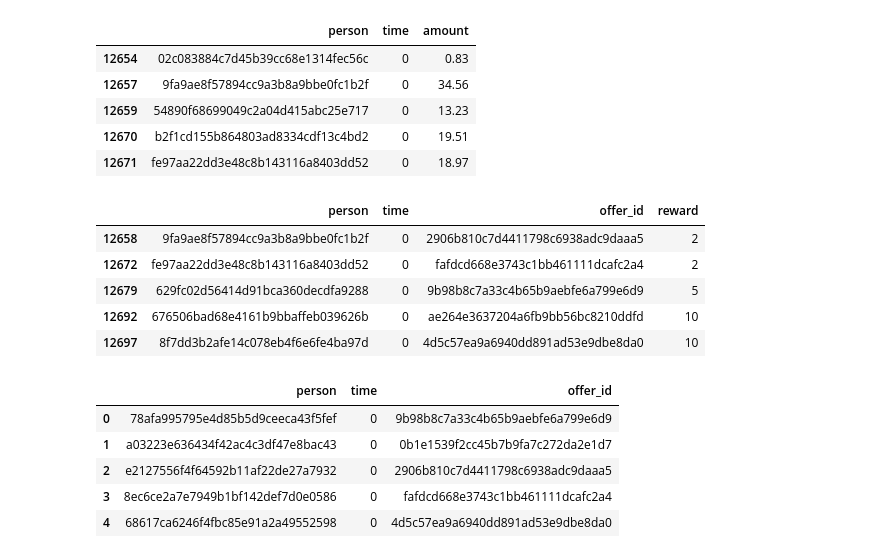
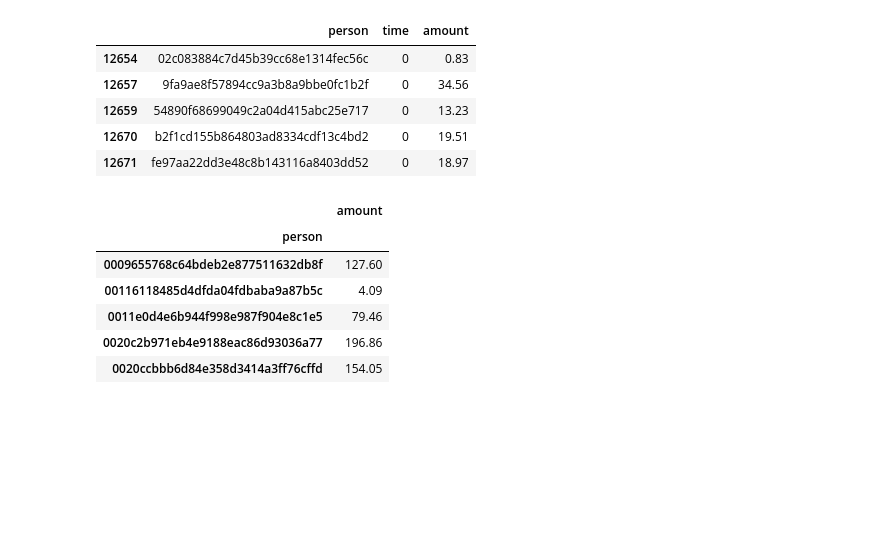
Before and after one commit to mxolisi/starbucks_coffee, a Jupyter notebook: Starbucks_Capstone_notebook.ipynb, the cells around one changed output. Drawn from its saved outputs; the diff is of its cells as text; code cells hidden in the pictures; blank space fills up the shorter version.

```diff
--- a/Starbucks_Capstone_notebook.ipynb
+++ b/Starbucks_Capstone_notebook.ipynb
@@ -155,0 +402,6 @@ offer_completed.head()
+# %%
+transaction.head()
+transaction.drop(columns=['event'],inplace=True)
+transaction['amount']=transaction['value'].map(lambda x: x['amount'] if isinstance(x,dict) else np.NaN)
+transaction.drop(columns=['value'],inplace=True)
+transaction.head()
@@ -258,21 +459,16 @@ transaction.head()
 | 12659 | 54890f68699049c2a04d415abc25e717 | 0 | 13.23 |
 | 12670 | b2f1cd155b864803ad8334cdf13c4bd2 | 0 | 19.51 |
 | 12671 | fe97aa22dd3e48c8b143116a8403dd52 | 0 | 18.97 |
+# %%
+transaction=transaction.groupby('person')['amount'].sum().reset_index()
+transaction=transaction.set_index('person')
 # %%
-offer_completed.head()
+transaction.head()
 # %% [output]
-|  | person | time | offer_id | reward |
-| 12658 | 9fa9ae8f57894cc9a3b8a9bbe0fc1b2f | 0 | 2906b810c7d4411798c6938adc9daaa5 | 2 |
-| 12672 | fe97aa22dd3e48c8b143116a8403dd52 | 0 | fafdcd668e3743c1bb461111dcafc2a4 | 2 |
-| 12679 | 629fc02d56414d91bca360decdfa9288 | 0 | 9b98b8c7a33c4b65b9aebfe6a799e6d9 | 5 |
-| 12692 | 676506bad68e4161b9bbaffeb039626b | 0 | ae264e3637204a6fb9bb56bc8210ddfd | 10 |
-| 12697 | 8f7dd3b2afe14c078eb4f6e6fe4ba97d | 0 | 4d5c57ea9a6940dd891ad53e9dbe8da0 | 10 |
+|  | amount |
+| person |  |
+| 0009655768c64bdeb2e877511632db8f | 127.60 |
+| 00116118485d4dfda04fdbaba9a87b5c | 4.09 |
+| 0011e0d4e6b944f998e987f904e8c1e5 | 79.46 |
+| 0020c2b971eb4e9188eac86d93036a77 | 196.86 |
+| 0020ccbbb6d84e358d3414a3ff76cffd | 154.05 |
-# %%
-offer_received.head()
-# %% [output]
-|  | person | time | offer_id |
-| 0 | 78afa995795e4d85b5d9ceeca43f5fef | 0 | 9b98b8c7a33c4b65b9aebfe6a799e6d9 |
-| 1 | a03223e636434f42ac4c3df47e8bac43 | 0 | 0b1e1539f2cc45b7b9fa7c272da2e1d7 |
-| 2 | e2127556f4f64592b11af22de27a7932 | 0 | 2906b810c7d4411798c6938adc9daaa5 |
-| 3 | 8ec6ce2a7e7949b1bf142def7d0e0586 | 0 | fafdcd668e3743c1bb461111dcafc2a4 |
-| 4 | 68617ca6246f4fbc85e91a2a49552598 | 0 | 4d5c57ea9a6940dd891ad53e9dbe8da0 |
```
Also changed, not shown: parts of 120 cells of this notebook.
